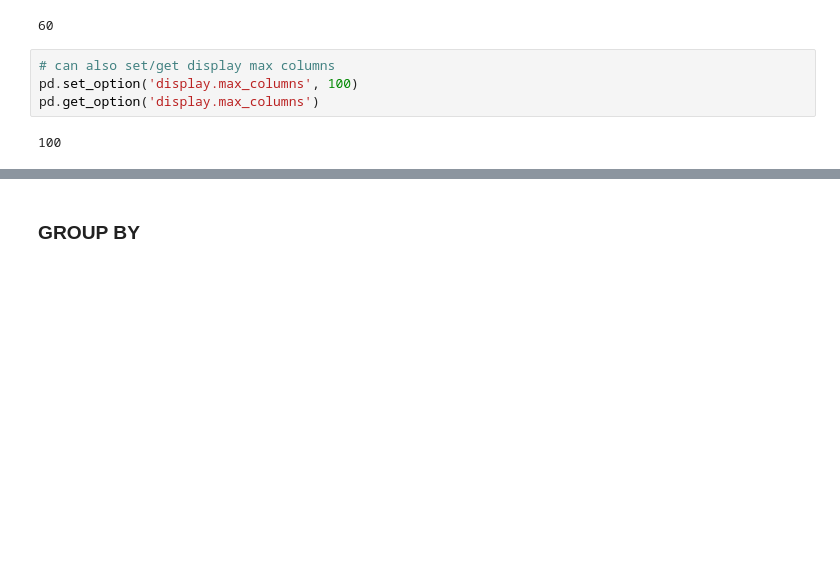
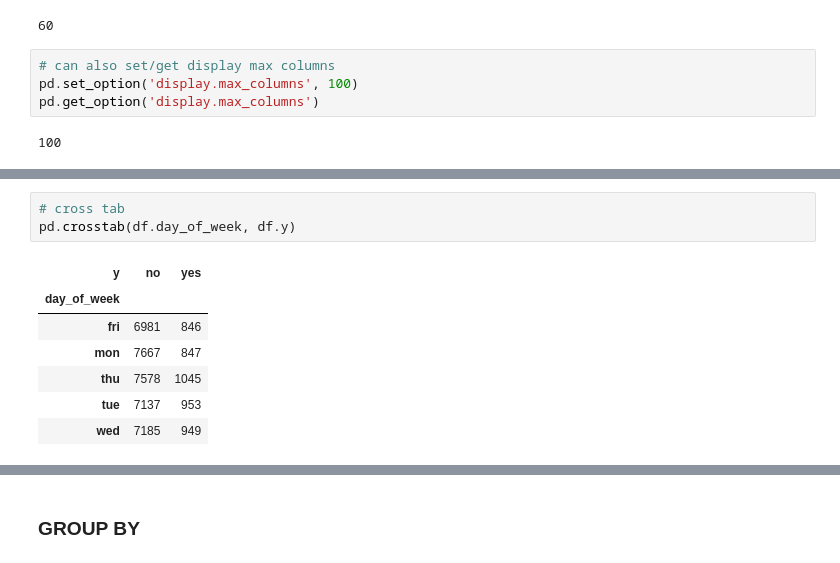
Before and after one commit to jameschesnut/code_snippets, a Jupyter notebook: pandas_functions.ipynb, the cells around one changed output, grey strips where cells are left out. Cells and saved outputs as stored; diff of their text form; blank space fills up the shorter version.

```diff
--- a/pandas_functions.ipynb
+++ b/pandas_functions.ipynb
@@ -35,0 +60,11 @@ pd.get_option('display.max_columns')
+# %%
+# cross tab
+pd.crosstab(df.day_of_week, df.y)
+# %% [output]
+| y | no | yes |
+| day_of_week |  |  |
+| fri | 6981 | 846 |
+| mon | 7667 | 847 |
+| thu | 7578 | 1045 |
+| tue | 7137 | 953 |
+| wed | 7185 | 949 |
```
Also changed, not shown: parts of 23 cells of this notebook.
